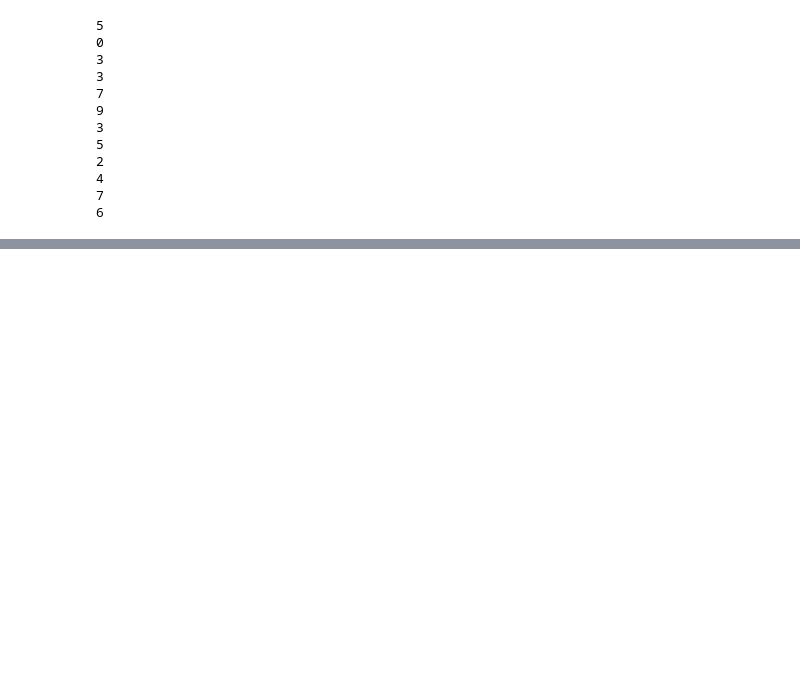
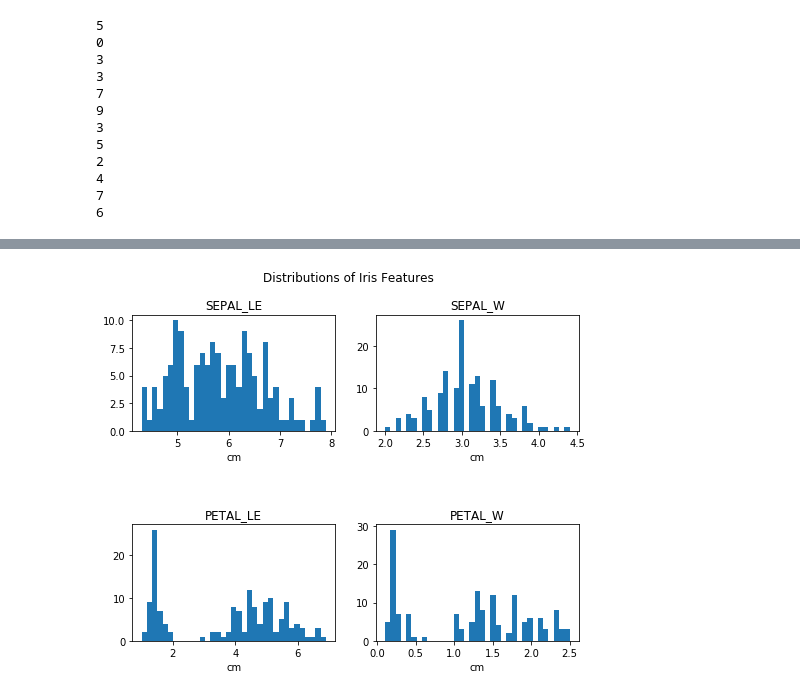
Before and after one commit to stenivan/miscellaneous, a Jupyter notebook: Advanced For Loop Tutorial.ipynb, the cells around one changed output, grey strips where cells are left out. Saved outputs shown, nothing was run; the diff lists cells and outputs as text; code cells hidden in the pictures; blank space fills up the shorter version.

```diff
--- a/Advanced For Loop Tutorial.ipynb
+++ b/Advanced For Loop Tutorial.ipynb
@@ -98,0 +262,12 @@ for val in np.nditer(z):
+# %%
+import numpy as np
+
+fig, axes = plt.subplots(nrows=2, ncols=2, figsize=(8, 6))
+fig.subplots_adjust(hspace=0.8)
+fig.suptitle('Distributions of Iris Features')
+
+for ax, feature, name in zip(axes.flatten(), df.drop('species',axis=1).values.T, df.columns.values):
+    ax.hist(feature, bins=len(np.unique(df.drop('species',axis=1).values.T[0])//2))
+    ax.set(title=name[:-4].upper(), xlabel='cm')
+# %% [output]
+[figure, added]
```
Also changed, not shown: parts of 23 cells of this notebook.
